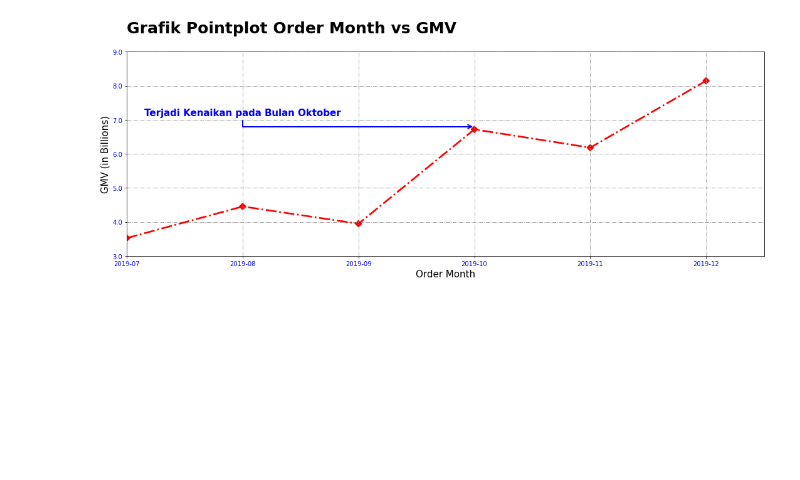
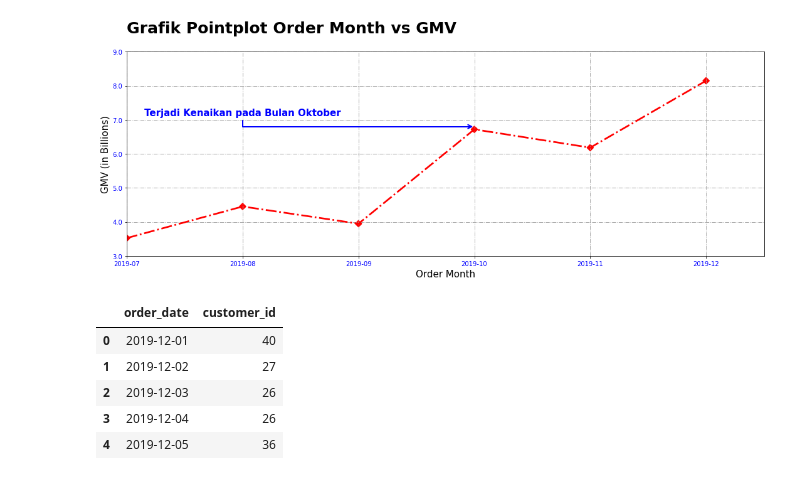
Before and after one commit to UsepSyaikalArifin/My-Projects, a Jupyter notebook: Matplotlib & Seaborn/Jupyter Notebook/main.ipynb, the cells around one changed output. Cells and saved outputs as stored; diff of their text form; code cells hidden in the pictures; blank space fills up the shorter version.

```diff
--- a/Matplotlib & Seaborn/Jupyter Notebook/main.ipynb
+++ b/Matplotlib & Seaborn/Jupyter Notebook/main.ipynb
@@ -156,3 +156,14 @@ plt.savefig("../File Image/Pointplot_image.png", dpi=300, facecolor="white")
 plt.show()
 # %% [output]
 [figure]
+# %%
+df_customerid_order_date_in_december = dataset[dataset["order_month"] == "2019-12"].groupby(["order_date"])["customer_id"].nunique().reset_index()
+
+display(df_customerid_order_date_in_december.head())
+# %% [output]
+|  | order_date | customer_id |
+| 0 | 2019-12-01 | 40 |
+| 1 | 2019-12-02 | 27 |
+| 2 | 2019-12-03 | 26 |
+| 3 | 2019-12-04 | 26 |
+| 4 | 2019-12-05 | 36 |
```
Also changed, not shown: parts of 1 cell of this notebook.
